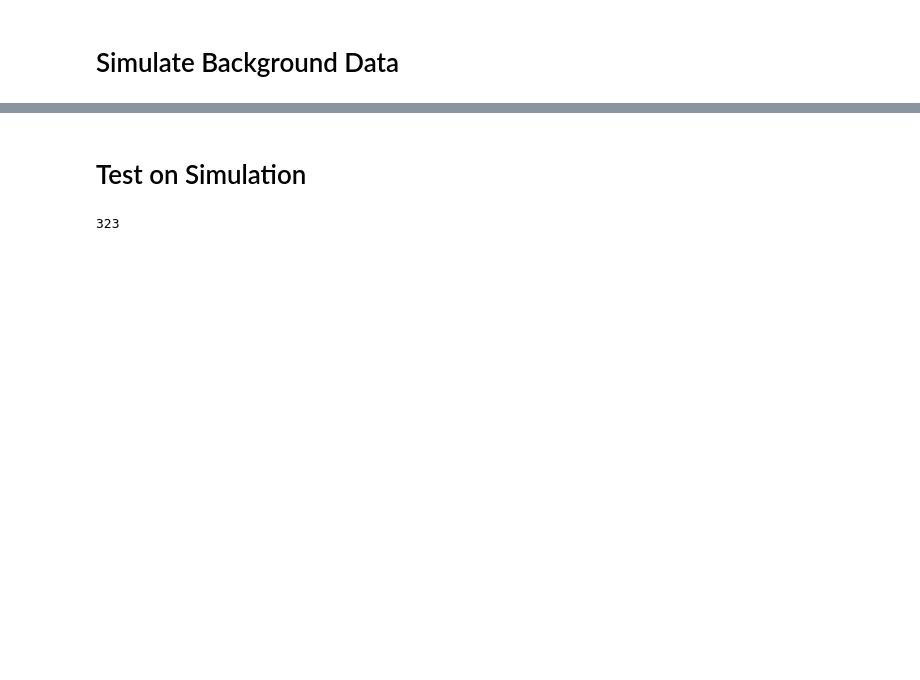
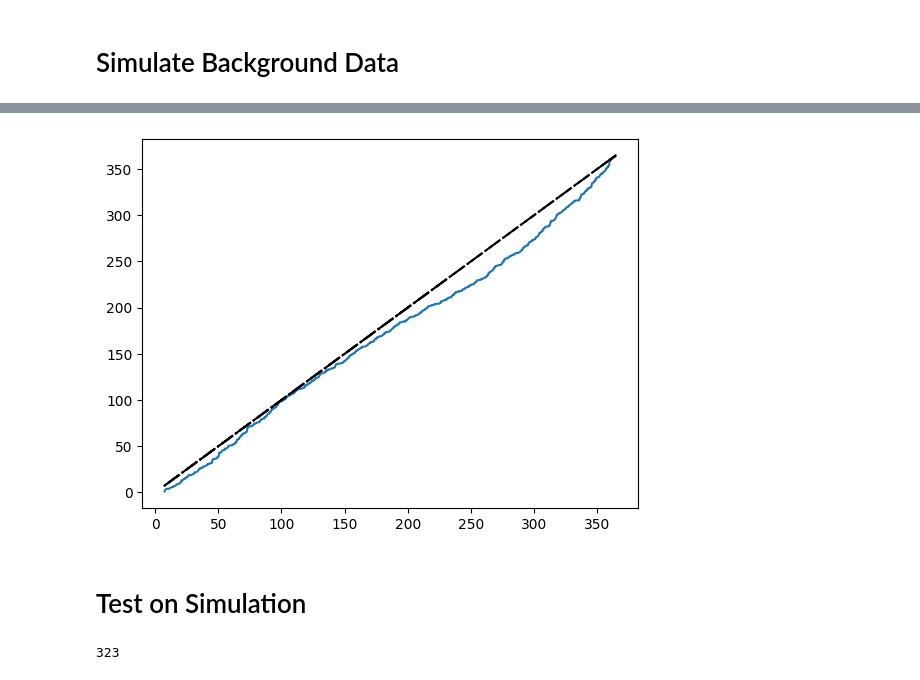
Before and after one commit to imanring/BSTPP, a Jupyter notebook: Simulation.ipynb, the cells around one changed output, grey strips where cells are left out. Saved outputs shown, nothing was run; the diff lists cells and outputs as text; code cells hidden in the pictures; blank space fills up the shorter version.

```diff
--- a/Simulation.ipynb
+++ b/Simulation.ipynb
@@ -27,7 +26,0 @@ model.plot_spatial(include_cov=True)
-# %%
-lam = model.args['int_df']['area']*np.exp(model.args['int_df']['post_mean']+
-                                          model.samples['a_0'].mean())*50
-num_samp = np.random.poisson(lam)
-mask_zero = num_samp!=0
-samples = model.args['int_df'][mask_zero].sample_points(size=num_samp[mask_zero])
-samples = samples.explode(index_parts=False)
@@ -44,3 +170,9 @@ samples.plot(ax=ax,color='red',marker='x',alpha=0.1)
+# %%
+qqplot(sample['T'],model.points['T'])
+plt.plot(sample['T'],sample['T'],'k-.')
+plt.show()
+# %% [output]
+[figure, added]
 # %% [markdown]
 # Test on Simulation
 # %%
```
Also changed, not shown: parts of 10 cells of this notebook, 1 other file.
